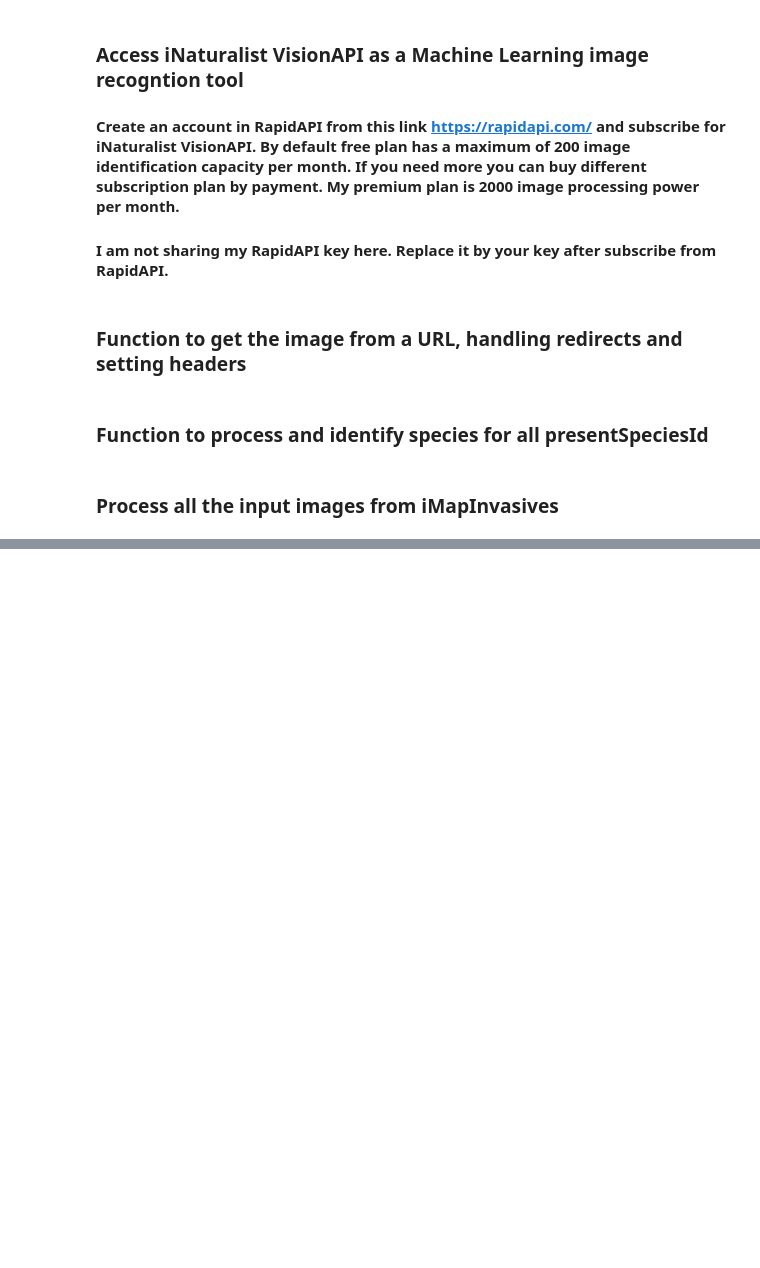
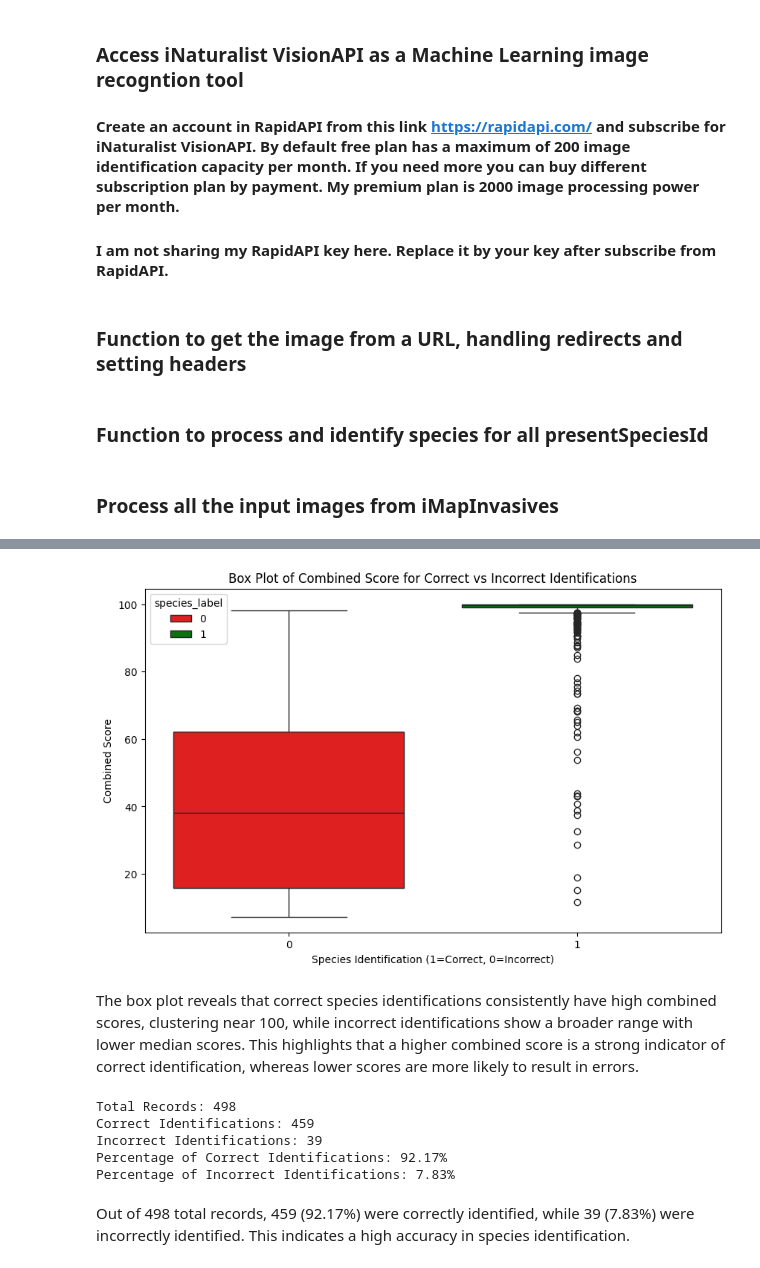
Before and after one commit to tmollick95/iMapInvasives, a Jupyter notebook: Code/Model training and validation code.ipynb, the cells around one changed output, grey strips where cells are left out. Drawn from its saved outputs; the diff is of its cells as text; code cells hidden in the pictures; blank space fills up the shorter version.

```diff
--- a/Code/Model training and validation code.ipynb
+++ b/Code/Model training and validation code.ipynb
@@ -406,0 +449,44 @@ df.head()
+# %%
+# Box plot: Comparing com_score distribution across correct and incorrect identifications
+plt.figure(figsize=(10, 6))
+sns.boxplot(
+    data=filtered_df,
+    x='species_label',
+    y='com_score',
+    hue='species_label',  # Use 'species_label' for color distinction
+    palette={1: 'green', 0: 'red'}  # Correctly map palette to the 'species_label' column
+)
+plt.title('Box Plot of Combined Score for Correct vs Incorrect Identifications')
+plt.xlabel('Species Identification (1=Correct, 0=Incorrect)')
+plt.ylabel('Combined Score')
+plt.show()
+# %% [output]
+[figure, added]
+# %% [markdown]
+The box plot reveals that correct species identifications consistently have high combined scores, clustering near 100, while incorrect identifications show a broader range with lower median scores. This highlights that a higher combined score is a strong indicator of correct identification, whereas lower scores are more likely to result in errors.
+# %%
+# Count the total number of records
+total_records = len(filtered_df)
+
+# Count the total number of correct and incorrect identifications
+correct_count = filtered_df[filtered_df['species_label'] == 1].shape[0]
+incorrect_count = filtered_df[filtered_df['species_label'] == 0].shape[0]
+
+# Calculate percentages
+correct_percentage = (correct_count / total_records) * 100
+incorrect_percentage = (incorrect_count / total_records) * 100
+
+# Print the results
+print(f"Total Records: {total_records}")
+print(f"Correct Identifications: {correct_count}")
+print(f"Incorrect Identifications: {incorrect_count}")
+print(f"Percentage of Correct Identifications: {correct_percentage:.2f}%")
+print(f"Percentage of Incorrect Identifications: {incorrect_percentage:.2f}%")
+# %% [output]
+Total Records: 498
+Correct Identifications: 459
+Incorrect Identifications: 39
+Percentage of Correct Identifications: 92.17%
+Percentage of Incorrect Identifications: 7.83%
+# %% [markdown]
+Out of 498 total records, 459 (92.17%) were correctly identified, while 39 (7.83%) were incorrectly identified. This indicates a high accuracy in species identification.
```
Also changed, not shown: parts of 9 cells of this notebook.
